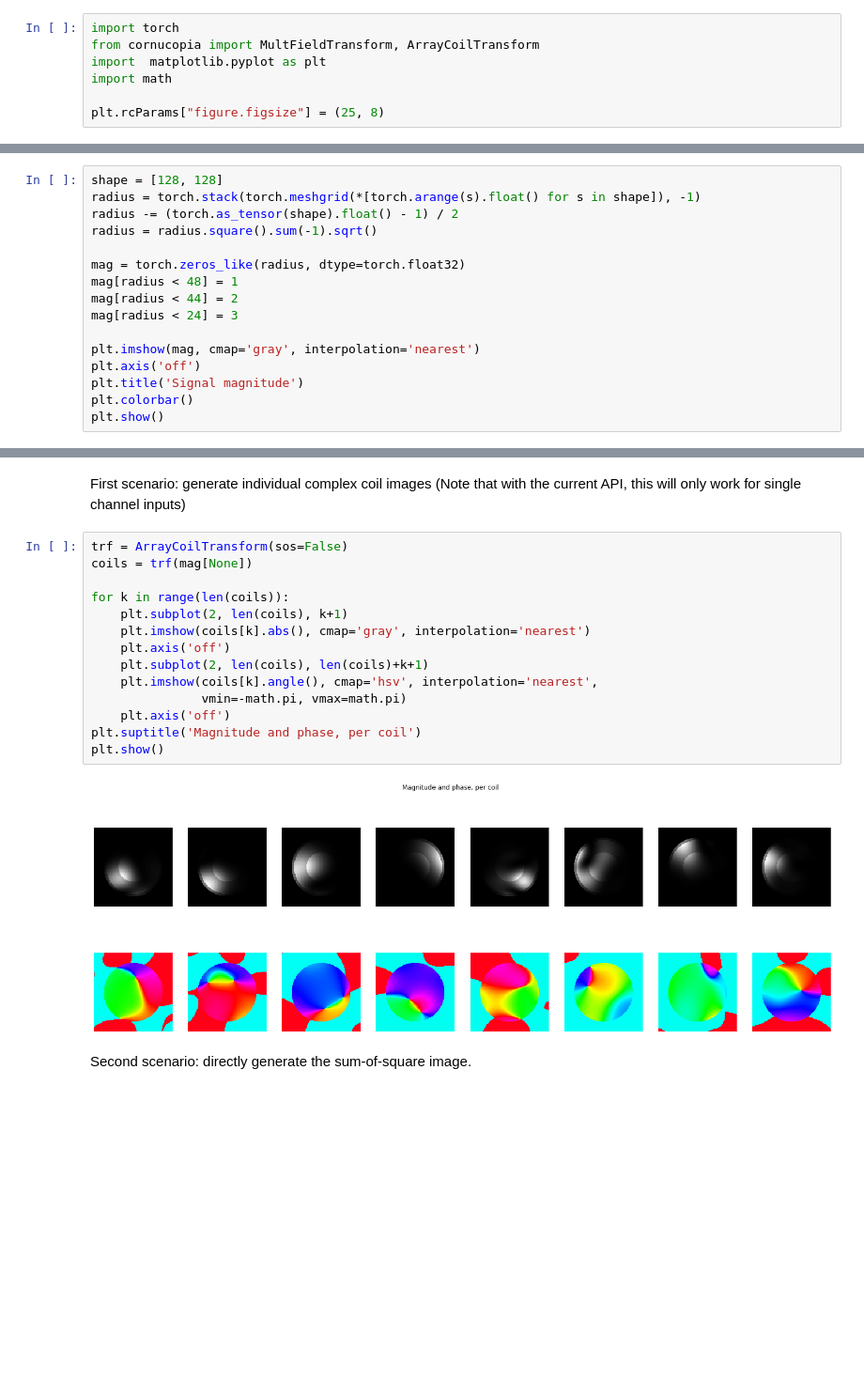
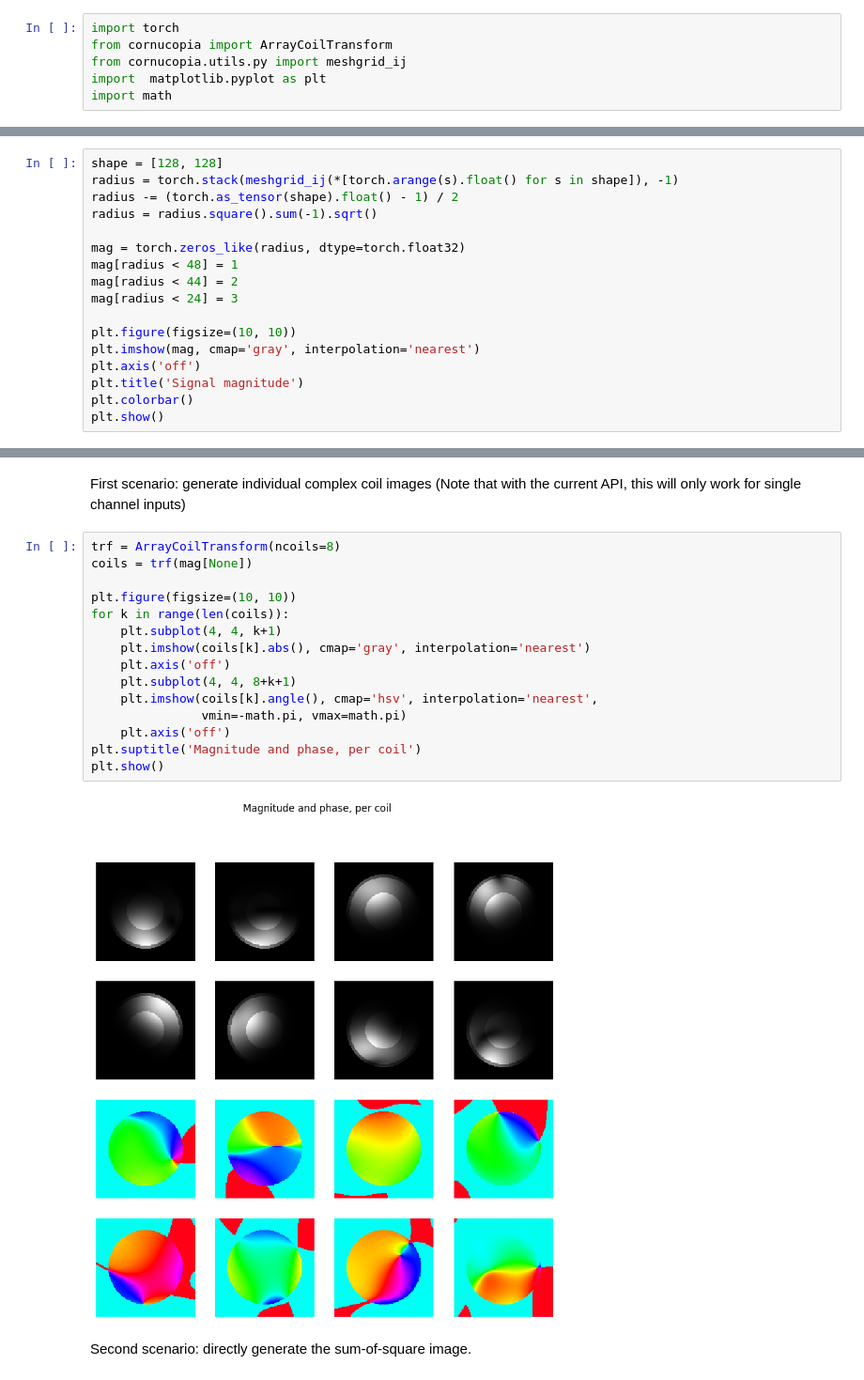
Before and after one commit to balbasty/cornucopia, a Jupyter notebook: docs/examples/coils.ipynb, the cells around one changed output, grey strips where cells are left out. Shown: that part at 94% size. Saved outputs shown, nothing was run; the diff lists cells and outputs as text; blank space fills up the shorter version.

```diff
--- a/docs/examples/coils.ipynb
+++ b/docs/examples/coils.ipynb
@@ -1,15 +17,14 @@
 # %%
 import torch
-from cornucopia import MultFieldTransform, ArrayCoilTransform
+from cornucopia import ArrayCoilTransform
+from cornucopia.utils.py import meshgrid_ij
 import  matplotlib.pyplot as plt
 import math
-
-plt.rcParams["figure.figsize"] = (25, 8)
 # %% [markdown]
 Let's generate a synthetic signal magnitude. We use circles of varying radii.
 # %%
 shape = [128, 128]
-radius = torch.stack(torch.meshgrid(*[torch.arange(s).float() for s in shape]), -1)
+radius = torch.stack(meshgrid_ij(*[torch.arange(s).float() for s in shape]), -1)
 radius -= (torch.as_tensor(shape).float() - 1) / 2
 radius = radius.square().sum(-1).sqrt()
 
@@ -18,6 +33,7 @@ mag[radius < 48] = 1
 mag[radius < 44] = 2
 mag[radius < 24] = 3
 
+plt.figure(figsize=(10, 10))
 plt.imshow(mag, cmap='gray', interpolation='nearest')
 plt.axis('off')
 plt.title('Signal magnitude')
@@ -30,21 +46,22 @@ First scenario: generate individual complex coil images
 (Note that with the current API, this will only work for
 single channel inputs)
 # %%
-trf = ArrayCoilTransform(sos=False)
+trf = ArrayCoilTransform(ncoils=8)
 coils = trf(mag[None])
 
+plt.figure(figsize=(10, 10))
 for k in range(len(coils)):
-    plt.subplot(2, len(coils), k+1)
+    plt.subplot(4, 4, k+1)
     plt.imshow(coils[k].abs(), cmap='gray', interpolation='nearest')
     plt.axis('off')
-    plt.subplot(2, len(coils), len(coils)+k+1)
+    plt.subplot(4, 4, 8+k+1)
     plt.imshow(coils[k].angle(), cmap='hsv', interpolation='nearest',
                vmin=-math.pi, vmax=math.pi)
     plt.axis('off')
 plt.suptitle('Magnitude and phase, per coil')
 plt.show()
 # %% [output]
-[figure, old version]
+[figure, new version]
 # %% [markdown]
 Second scenario: directly generate the sum-of-square image.
 # %%
```
Also changed, not shown: parts of 3 cells of this notebook, 16 other files.
